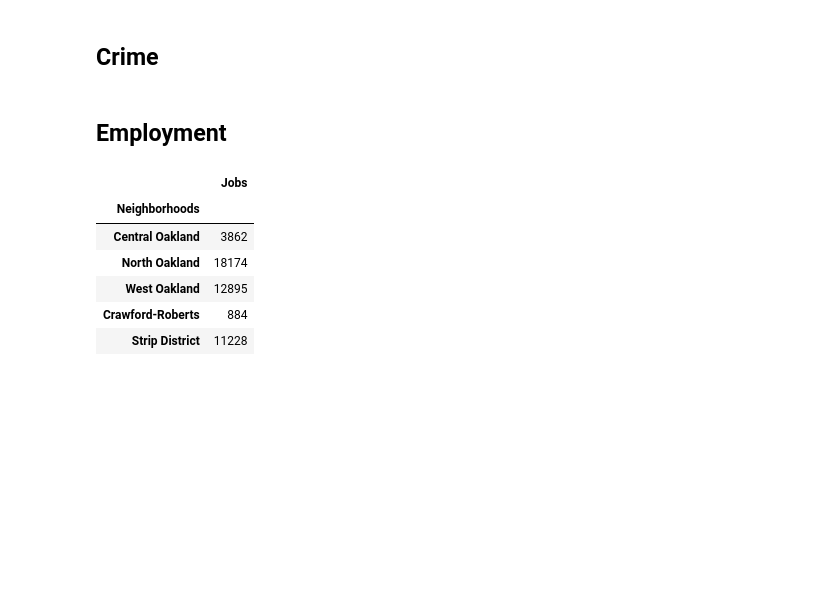
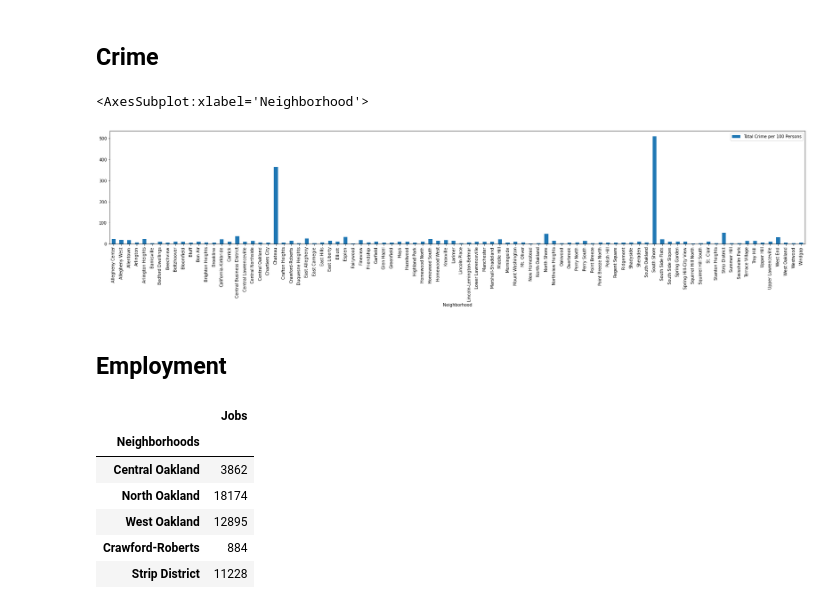
Before and after one commit to matthewgarvey963/CMPINF0010_FinalProject, a Jupyter notebook: CombinedNotebook.ipynb, the cells around one changed output. Drawn from its saved outputs; the diff is of its cells as text; code cells hidden in the pictures; blank space fills up the shorter version.

```diff
--- a/CombinedNotebook.ipynb
+++ b/CombinedNotebook.ipynb
@@ -22,3 +75,15 @@ import matplotlib.pyplot as plt
+# %%
+# matthew code
+data = pd.read_csv("public-safety.csv", index_col="Neighborhood")
+crime = data[['Part 1 Crime per 100 Persons (2010)', 'Part 2 Crime per 100 Persons (2010)']]
+
+crime['Total Crime per 100 Persons'] = crime.sum(axis=1)
+total = crime.drop(columns = ['Part 1 Crime per 100 Persons (2010)', 'Part 2 Crime per 100 Persons (2010)'])
+
+total.plot(kind='bar', figsize=(30,5))
+# %% [output]
+<AxesSubplot:xlabel='Neighborhood'>
+[figure, added]
 # %% [markdown]
 ## Employment
 # %%
```
Also changed, not shown: parts of 13 cells of this notebook.
